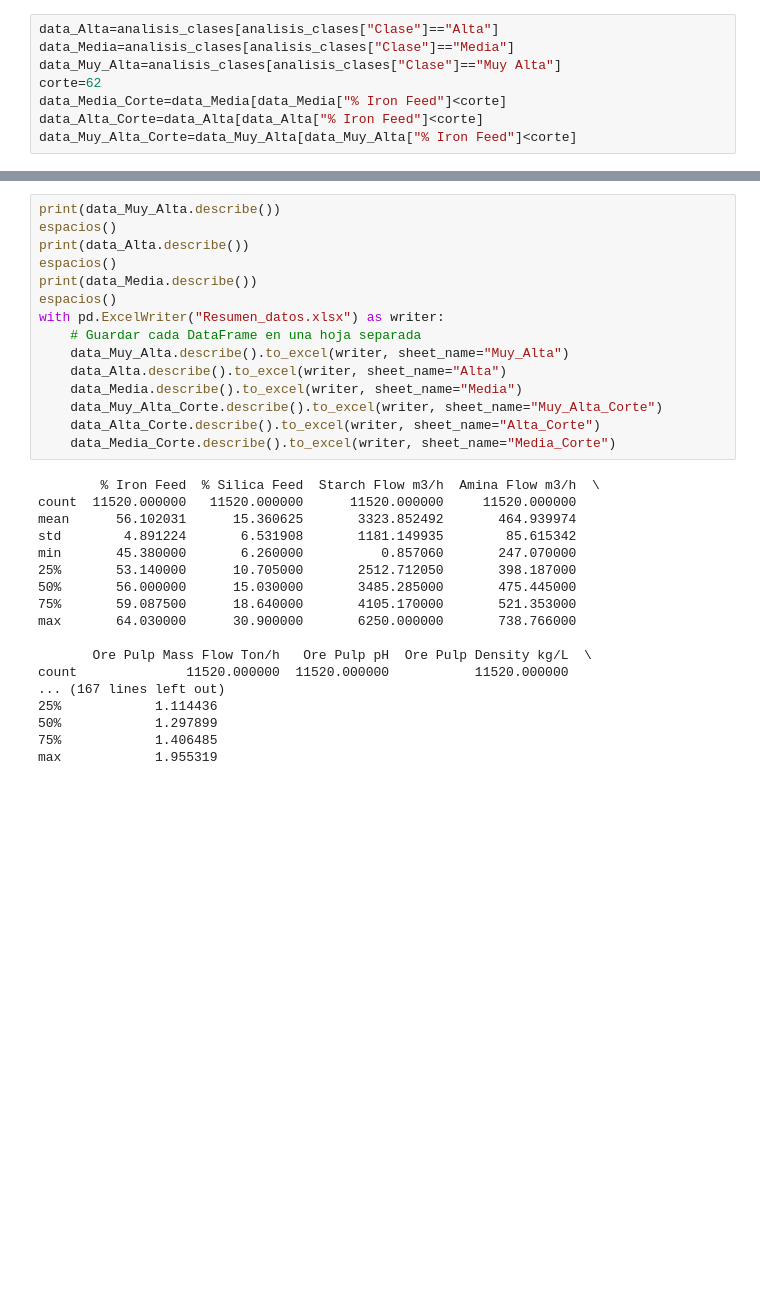
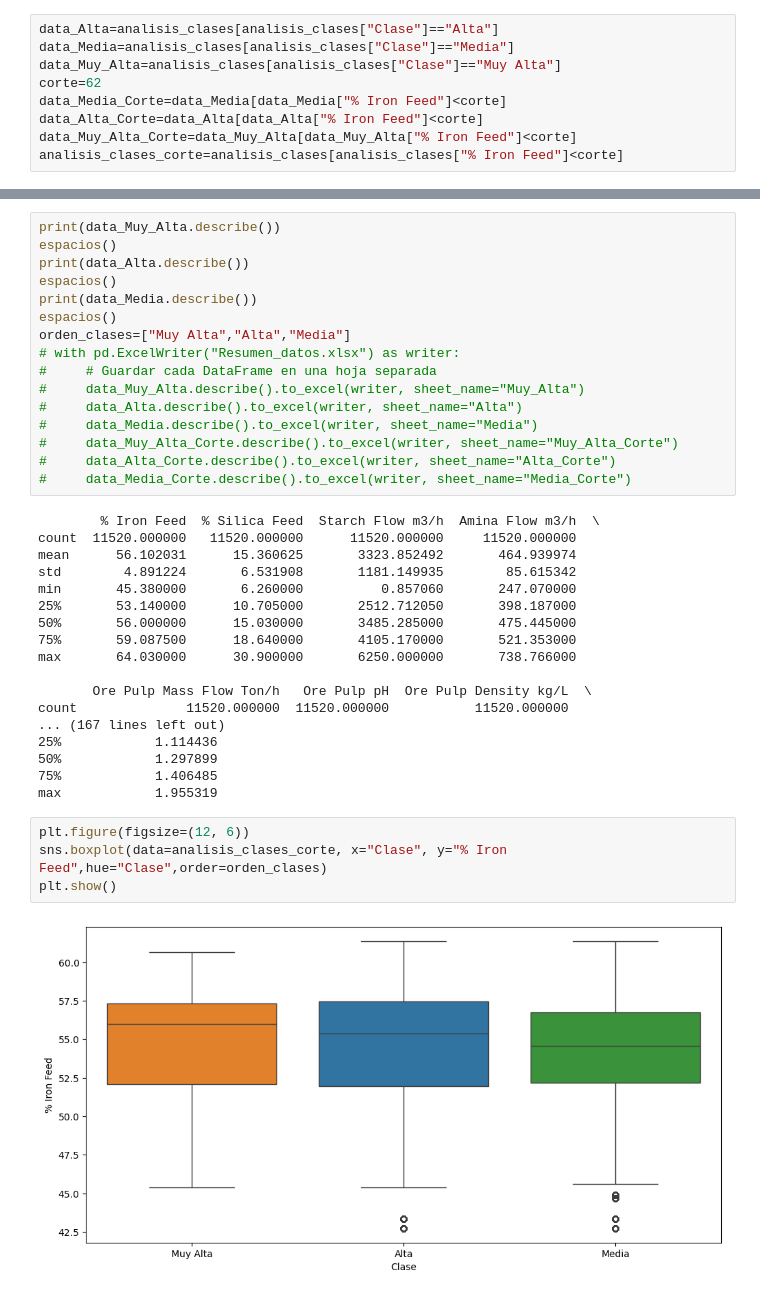
Before and after one commit to JohnLopez15/Mineria_2, a Jupyter notebook: Analisis_exploratorio.ipynb, the cells around one changed output, grey strips where cells are left out. Drawn from its saved outputs; the diff is of its cells as text; blank space fills up the shorter version.

```diff
--- a/Analisis_exploratorio.ipynb
+++ b/Analisis_exploratorio.ipynb
@@ -275,6 +276,7 @@ corte=62
 data_Media_Corte=data_Media[data_Media["% Iron Feed"]<corte]
 data_Alta_Corte=data_Alta[data_Alta["% Iron Feed"]<corte]
 data_Muy_Alta_Corte=data_Muy_Alta[data_Muy_Alta["% Iron Feed"]<corte]
+analisis_clases_corte=analisis_clases[analisis_clases["% Iron Feed"]<corte]
 # %%
 data="% Iron Feed"
 plt.figure(figsize=(12, 6))
@@ -320,14 +322,15 @@ print(data_Alta.describe())
 espacios()
 print(data_Media.describe())
 espacios()
-with pd.ExcelWriter("Resumen_datos.xlsx") as writer:
-    # Guardar cada DataFrame en una hoja separada
-    data_Muy_Alta.describe().to_excel(writer, sheet_name="Muy_Alta")
-    data_Alta.describe().to_excel(writer, sheet_name="Alta")
-    data_Media.describe().to_excel(writer, sheet_name="Media")
-    data_Muy_Alta_Corte.describe().to_excel(writer, sheet_name="Muy_Alta_Corte")
-    data_Alta_Corte.describe().to_excel(writer, sheet_name="Alta_Corte")
-    data_Media_Corte.describe().to_excel(writer, sheet_name="Media_Corte")
+orden_clases=["Muy Alta","Alta","Media"]
+# with pd.ExcelWriter("Resumen_datos.xlsx") as writer:
+#     # Guardar cada DataFrame en una hoja separada
+#     data_Muy_Alta.describe().to_excel(writer, sheet_name="Muy_Alta")
+#     data_Alta.describe().to_excel(writer, sheet_name="Alta")
+#     data_Media.describe().to_excel(writer, sheet_name="Media")
+#     data_Muy_Alta_Corte.describe().to_excel(writer, sheet_name="Muy_Alta_Corte")
+#     data_Alta_Corte.describe().to_excel(writer, sheet_name="Alta_Corte")
+#     data_Media_Corte.describe().to_excel(writer, sheet_name="Media_Corte")
 # %% [output]
         % Iron Feed  % Silica Feed  Starch Flow m3/h  Amina Flow m3/h  \
 count  11520.000000   11520.000000      11520.000000     11520.000000
@@ -346,3 +349,9 @@ count              11520.000000  11520.000000           11520.000000
 50%            1.297899
 75%            1.406485
 max            1.955319
+# %%
+plt.figure(figsize=(12, 6))
+sns.boxplot(data=analisis_clases_corte, x="Clase", y="% Iron Feed",hue="Clase",order=orden_clases)
+plt.show()
+# %% [output]
+[figure, added]
```
Also changed, not shown: parts of 11 cells of this notebook, 1 other file.
